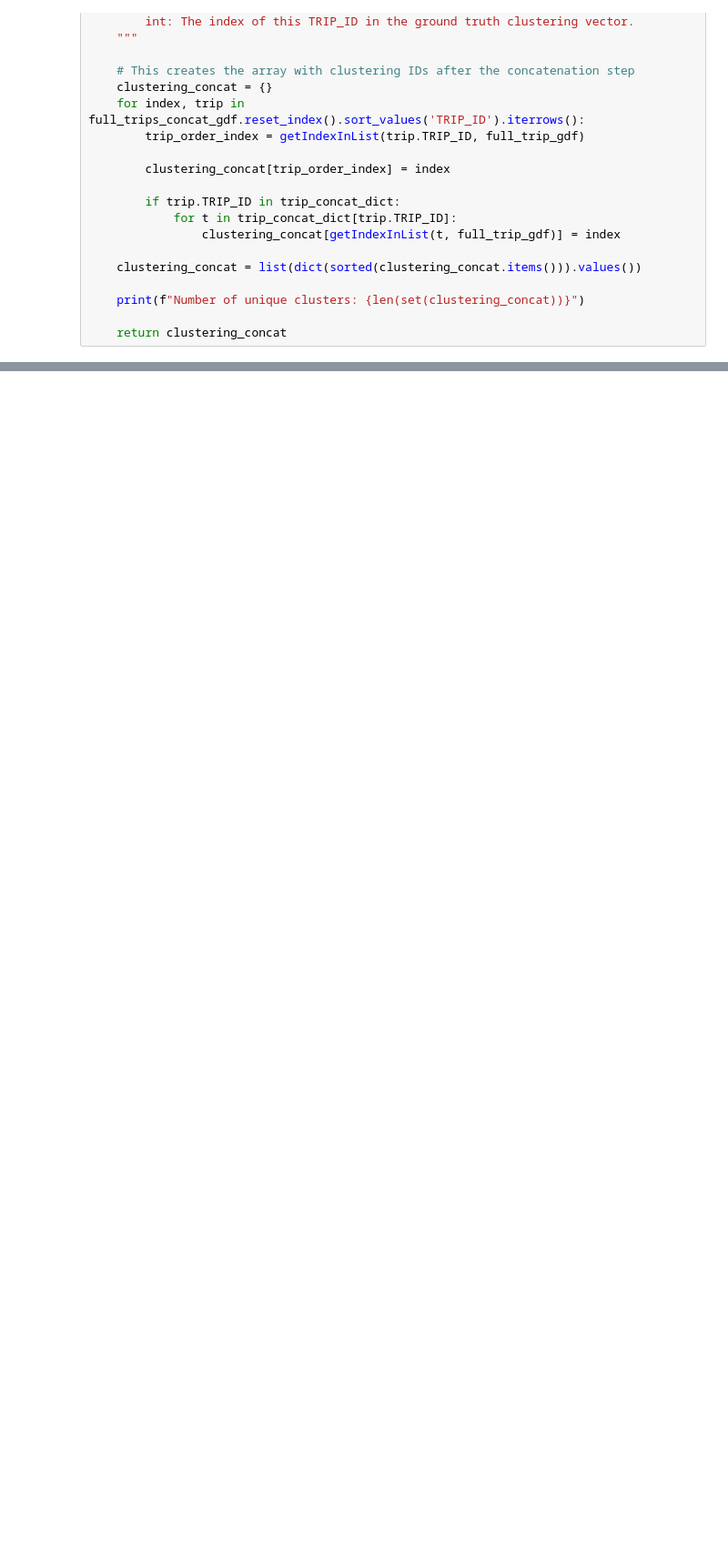
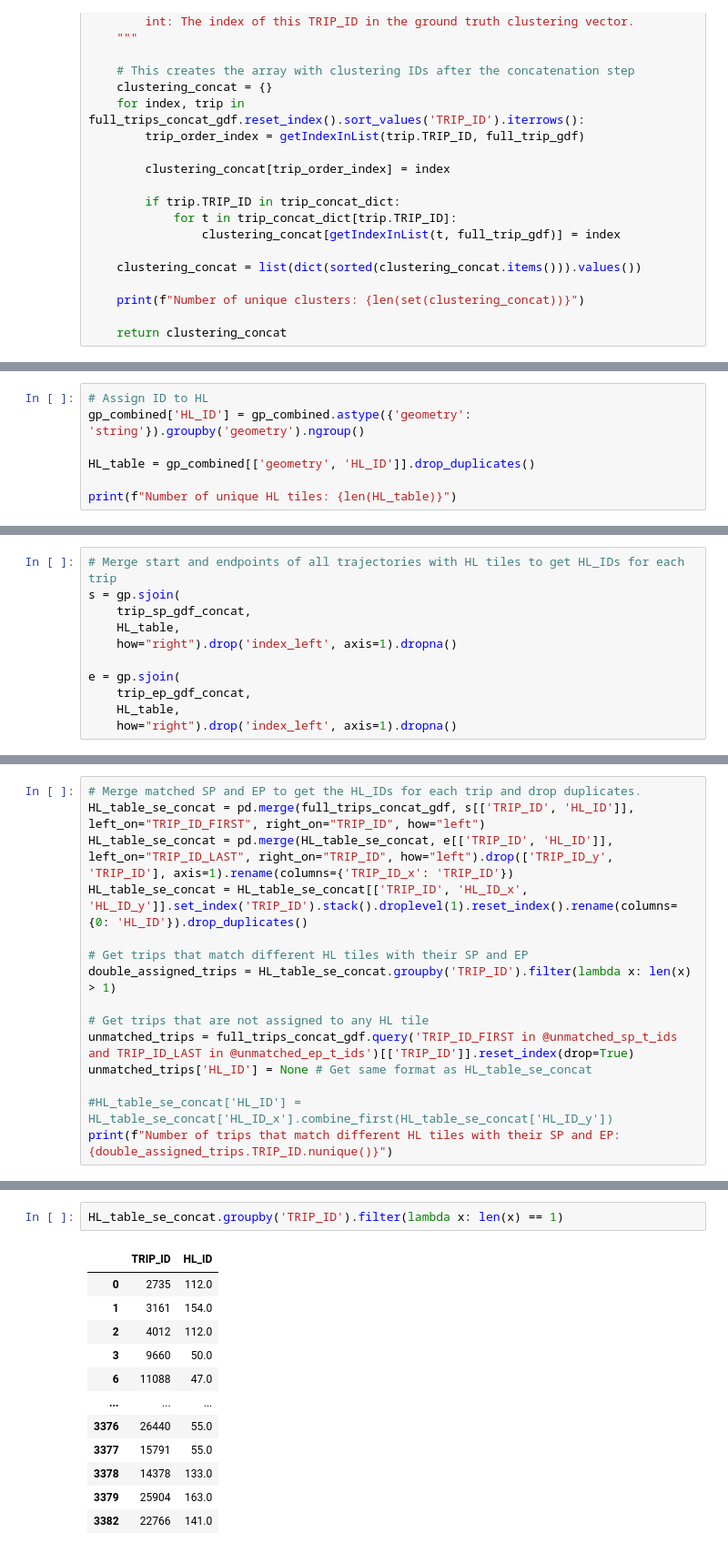
Before and after one commit to benediktstroebl/Master-Thesis, a Jupyter notebook: Geolife/attack.ipynb, the cells around one changed output, grey strips where cells are left out. Shown at 91% size. Cells and saved outputs as stored; diff of their text form; blank space fills up the shorter version.

```diff
--- a/Geolife/attack.ipynb
+++ b/Geolife/attack.ipynb
@@ -354,0 +609,7 @@ ValueError: 74 is not in list
+# %%
+# Assign ID to HL
+gp_combined['HL_ID'] = gp_combined.astype({'geometry': 'string'}).groupby('geometry').ngroup()
+
+HL_table = gp_combined[['geometry', 'HL_ID']].drop_duplicates()
+
+print(f"Number of unique HL tiles: {len(HL_table)}")
@@ -354,0 +638,11 @@ ValueError: 74 is not in list
+# %%
+# Merge start and endpoints of all trajectories with HL tiles to get HL_IDs for each trip
+s = gp.sjoin(
+    trip_sp_gdf_concat,
+    HL_table,
+    how="right").drop('index_left', axis=1).dropna()
+
+e = gp.sjoin(
+    trip_ep_gdf_concat,
+    HL_table,
+    how="right").drop('index_left', axis=1).dropna()
@@ -354,0 +669,15 @@ ValueError: 74 is not in list
+# %%
+# Merge matched SP and EP to get the HL_IDs for each trip and drop duplicates.
+HL_table_se_concat = pd.merge(full_trips_concat_gdf, s[['TRIP_ID', 'HL_ID']], left_on="TRIP_ID_FIRST", right_on="TRIP_ID", how="left")
+HL_table_se_concat = pd.merge(HL_table_se_concat, e[['TRIP_ID', 'HL_ID']], left_on="TRIP_ID_LAST", right_on="TRIP_ID", how="left").drop(['TRIP_ID_y', 'TRIP_ID'], axis=1).rename(columns={'TRIP_ID_x': 'TRIP_ID'})
+HL_table_se_concat = HL_table_se_concat[['TRIP_ID', 'HL_ID_x', 'HL_ID_y']].set_index('TRIP_ID').stack().droplevel(1).reset_index().rename(columns={0: 'HL_ID'}).drop_duplicates()
+
+# Get trips that match different HL tiles with their SP and EP
+double_assigned_trips = HL_table_se_concat.groupby('TRIP_ID').filter(lambda x: len(x) > 1)
+
+# Get trips that are not assigned to any HL tile
+unmatched_trips = full_trips_concat_gdf.query('TRIP_ID_FIRST in @unmatched_sp_t_ids and TRIP_ID_LAST in @unmatched_ep_t_ids')[['TRIP_ID']].reset_index(drop=True)
+unmatched_trips['HL_ID'] = None # Get same format as HL_table_se_concat
+
+#HL_table_se_concat['HL_ID'] = HL_table_se_concat['HL_ID_x'].combine_first(HL_table_se_concat['HL_ID_y'])
+print(f"Number of trips that match different HL tiles with their SP and EP: {double_assigned_trips.TRIP_ID.nunique()}")
@@ -354,0 +688,15 @@ ValueError: 74 is not in list
+# %%
+HL_table_se_concat.groupby('TRIP_ID').filter(lambda x: len(x) == 1)
+# %% [output]
+|  | TRIP_ID | HL_ID |
+| 0 | 2735 | 112.0 |
+| 1 | 3161 | 154.0 |
+| 2 | 4012 | 112.0 |
+| 3 | 9660 | 50.0 |
+| 6 | 11088 | 47.0 |
+| ... | ... | ... |
+| 3376 | 26440 | 55.0 |
+| 3377 | 15791 | 55.0 |
+| 3378 | 14378 | 133.0 |
+| 3379 | 25904 | 163.0 |
+| 3382 | 22766 | 141.0 |
```
Also changed, not shown: parts of 70 cells of this notebook.
